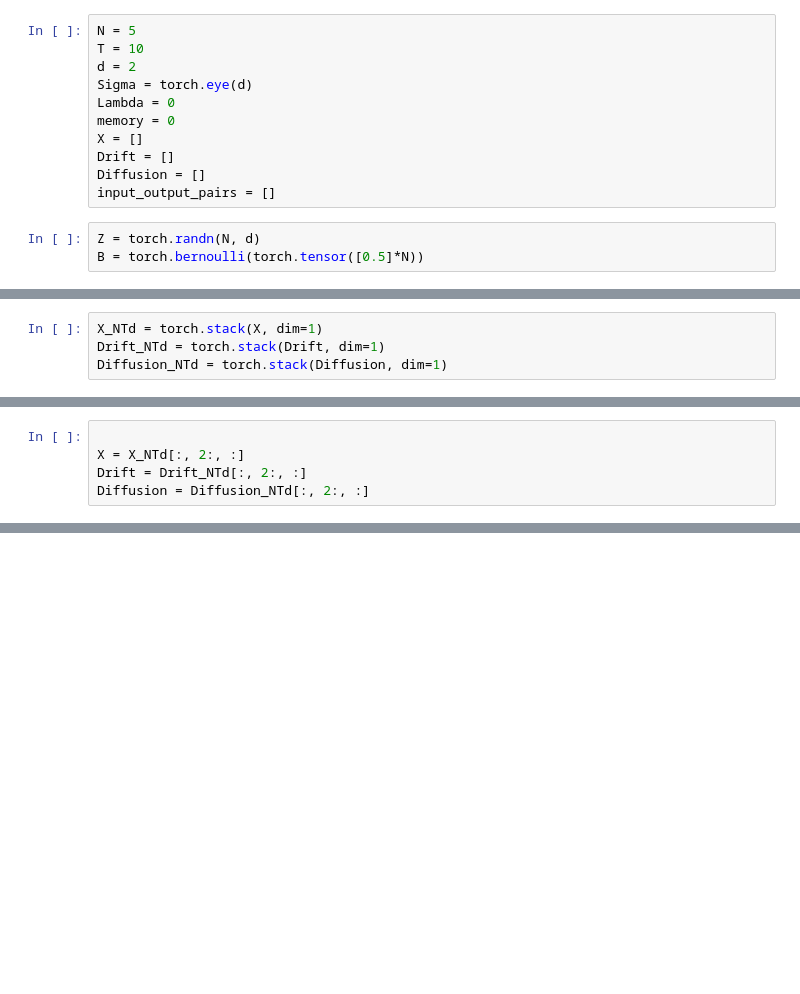
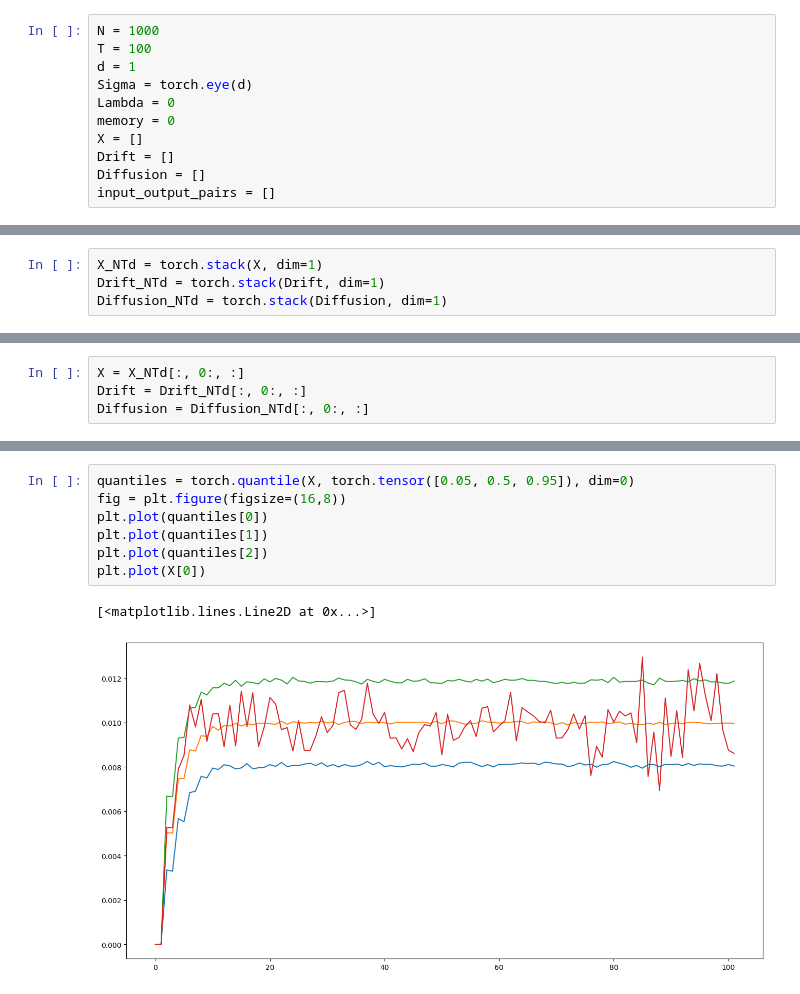
Before and after one commit to arabporr/HyperNetwork, a Jupyter notebook: testing_codes.ipynb, the cells around one changed output, grey strips where cells are left out. Drawn from its saved outputs; the diff is of its cells as text; blank space fills up the shorter version.

```diff
--- a/testing_codes.ipynb
+++ b/testing_codes.ipynb
@@ -36,9 +36,9 @@ def setup_gpu(seed=42):
     device = torch.device("cpu") if not torch.cuda.is_available() else torch.device("cuda:0")
     print("Using device -> ", device)
 # %%
-N = 5
-T = 10
-d = 2
+N = 1000
+T = 100
+d = 1
 Sigma = torch.eye(d)
 Lambda = 0
 memory = 0
@@ -46,9 +46,6 @@ X = []
 Drift = []
 Diffusion = []
 input_output_pairs = []
-# %%
-Z = torch.randn(N, d)
-B = torch.bernoulli(torch.tensor([0.5]*N))
 # %%
 long_term_mean = 0.01
 mean_reversion = 0.5
@@ -134,5 +82,4 @@ tensor([[0.0000, 0.0000],
 # %%
-
-X = X_NTd[:, 2:, :]
-Drift = Drift_NTd[:, 2:, :]
-Diffusion = Diffusion_NTd[:, 2:, :]
+X = X_NTd[:, 0:, :]
+Drift = Drift_NTd[:, 0:, :]
+Diffusion = Diffusion_NTd[:, 0:, :]
@@ -138,0 +142,10 @@ Diffusion = Diffusion_NTd[:, 2:, :]
+# %%
+quantiles = torch.quantile(X, torch.tensor([0.05, 0.5, 0.95]), dim=0)
+fig = plt.figure(figsize=(16,8))
+plt.plot(quantiles[0])
+plt.plot(quantiles[1])
+plt.plot(quantiles[2])
+plt.plot(X[0])
+# %% [output]
+[<matplotlib.lines.Line2D at 0x...>]
+[figure, added]
```
Also changed, not shown: parts of 6 cells of this notebook, 2 other files.
